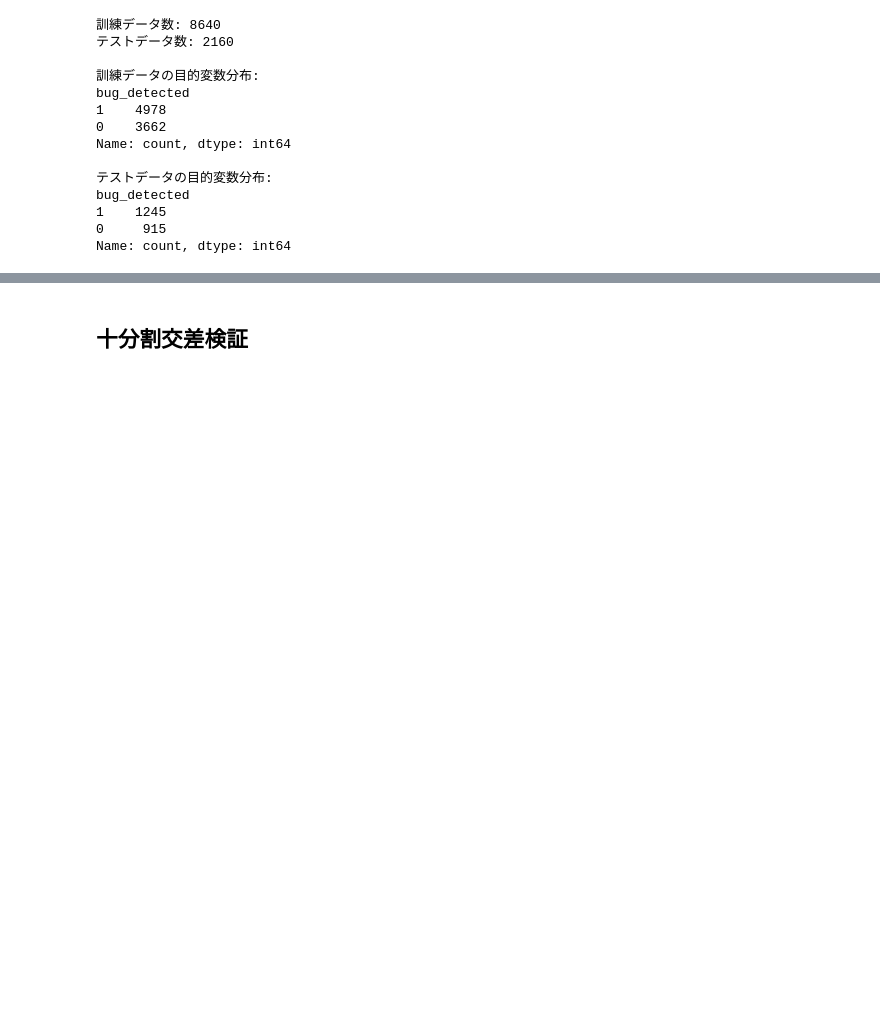
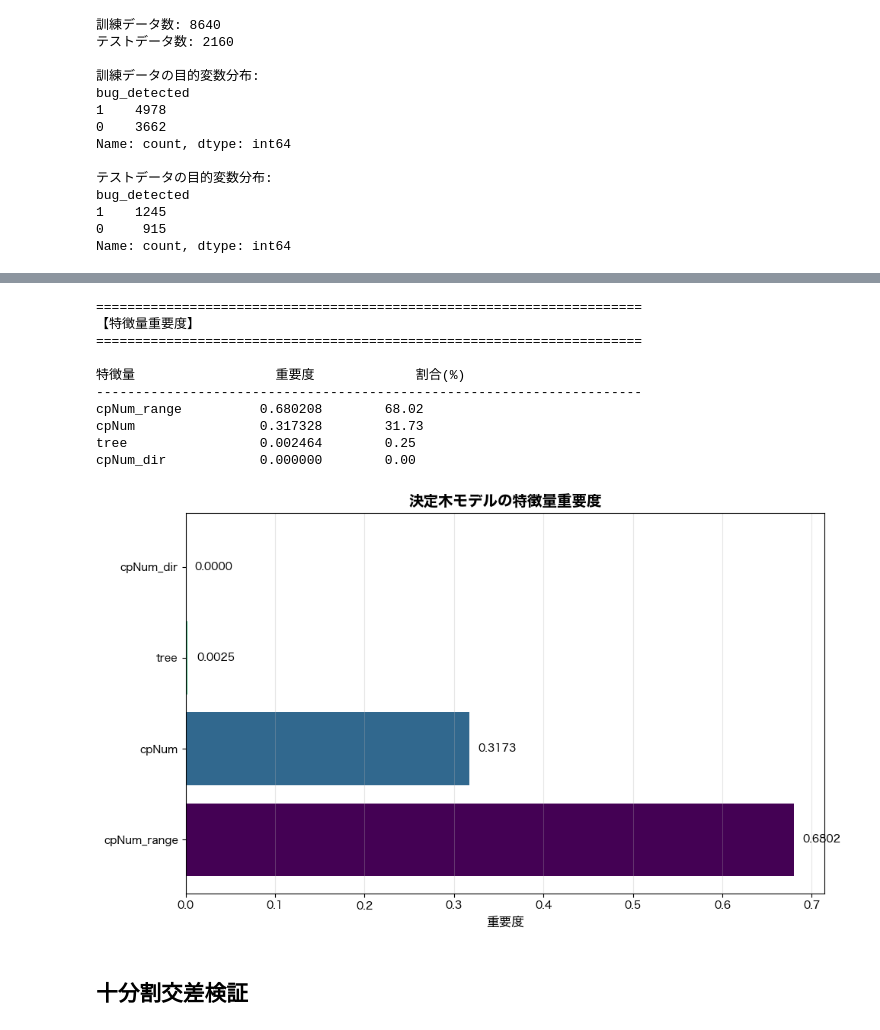
Before and after one commit to umiyuri777/localfuzz_analysis, a Jupyter notebook: tree-different/task0/decision_tree.ipynb, the cells around one changed output, grey strips where cells are left out. Cells and saved outputs as stored; diff of their text form; code cells hidden in the pictures; blank space fills up the shorter version.

```diff
--- a/tree-different/task0/decision_tree.ipynb
+++ b/tree-different/task0/decision_tree.ipynb
@@ -288,3 +312,55 @@ F1-Score:  0.7313
+# %%
+# 特徴量重要度の計算と表示
+
+# 特徴量重要度を取得
+feature_importances = dt_model0.feature_importances_
+
+# 特徴量名
+feature_names = X0.columns.tolist()
+
+# 重要度を降順にソート
+indices = np.argsort(feature_importances)[::-1]
+
+print("="*70)
+print("【特徴量重要度】")
+print("="*70)
+print(f"\n{'特徴量':<20} {'重要度':<15} {'割合(%)':<15}")
+print("-"*70)
+for i in range(len(feature_importances)):
+    idx = indices[i]
+    print(f"{feature_names[idx]:<20} {feature_importances[idx]:<15.6f} {feature_importances[idx]*100:<15.2f}")
+
+# 特徴量重要度の可視化
+plt.figure(figsize=(10, 6))
+colors = plt.cm.viridis(np.linspace(0, 1, len(feature_importances)))
+bars = plt.barh(range(len(feature_importances)),
+                feature_importances[indices],
+                color=colors)
+plt.yticks(range(len(feature_importances)),
+           [feature_names[i] for i in indices])
+plt.xlabel('重要度', fontsize=12)
+plt.title('決定木モデルの特徴量重要度', fontsize=14, fontweight='bold')
+plt.grid(True, alpha=0.3, axis='x')
+
+# 各バーに重要度の値を表示
+for i, (bar, importance) in enumerate(zip(bars, feature_importances[indices])):
+    plt.text(importance + 0.01, i, f'{importance:.4f}',
+             va='center', fontsize=10)
+
+plt.tight_layout()
+plt.show()
+# %% [output]
+======================================================================
+【特徴量重要度】
+======================================================================
+
+特徴量                  重要度             割合(%)
+----------------------------------------------------------------------
+cpNum_range          0.680208        68.02
+cpNum                0.317328        31.73
+tree                 0.002464        0.25
+cpNum_dir            0.000000        0.00
+[figure, added]
 # %% [markdown]
 ## 十分割交差検証
 # %%
```
Also changed, not shown: parts of 5 cells of this notebook, 16 other files.
